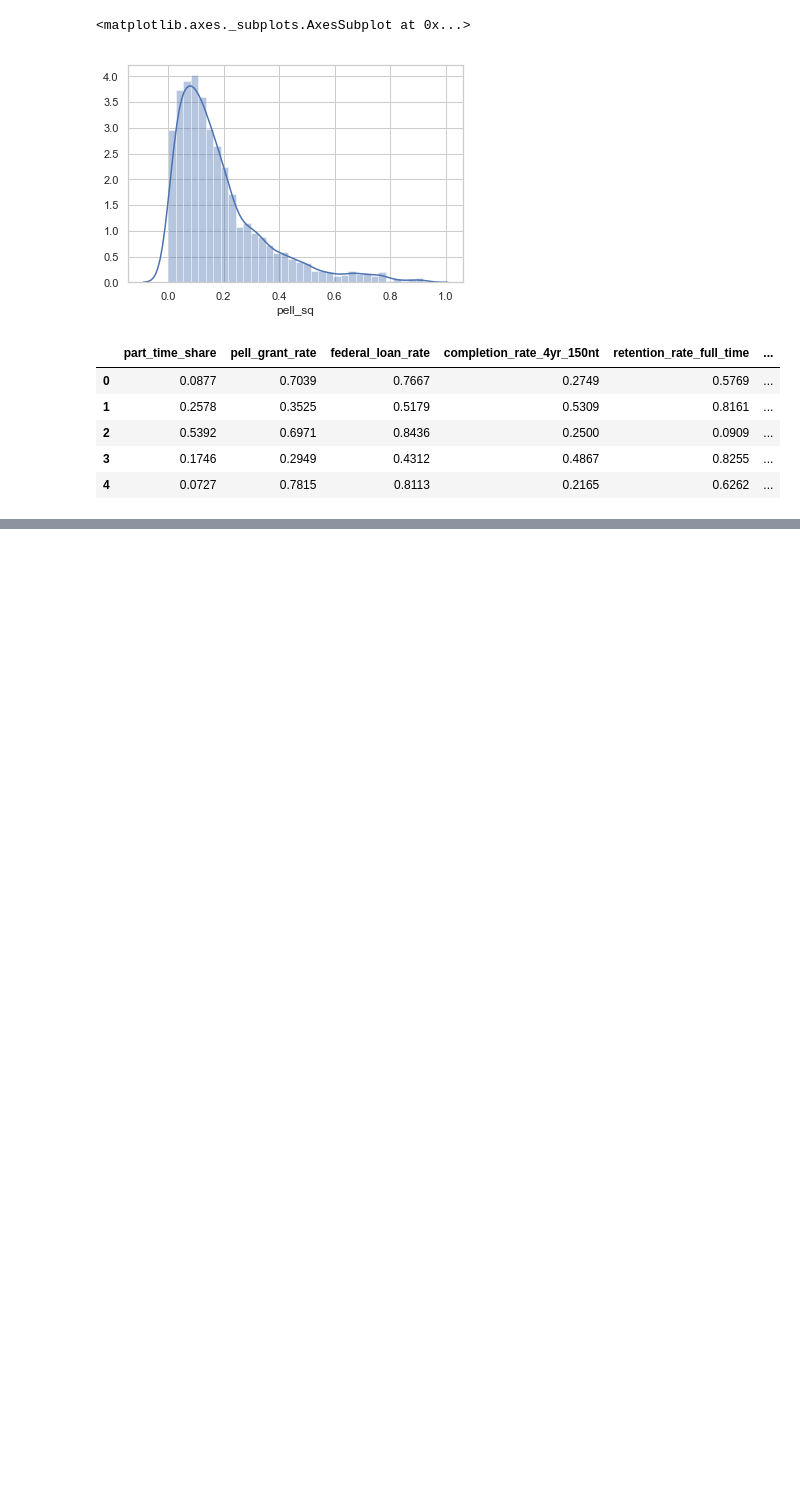
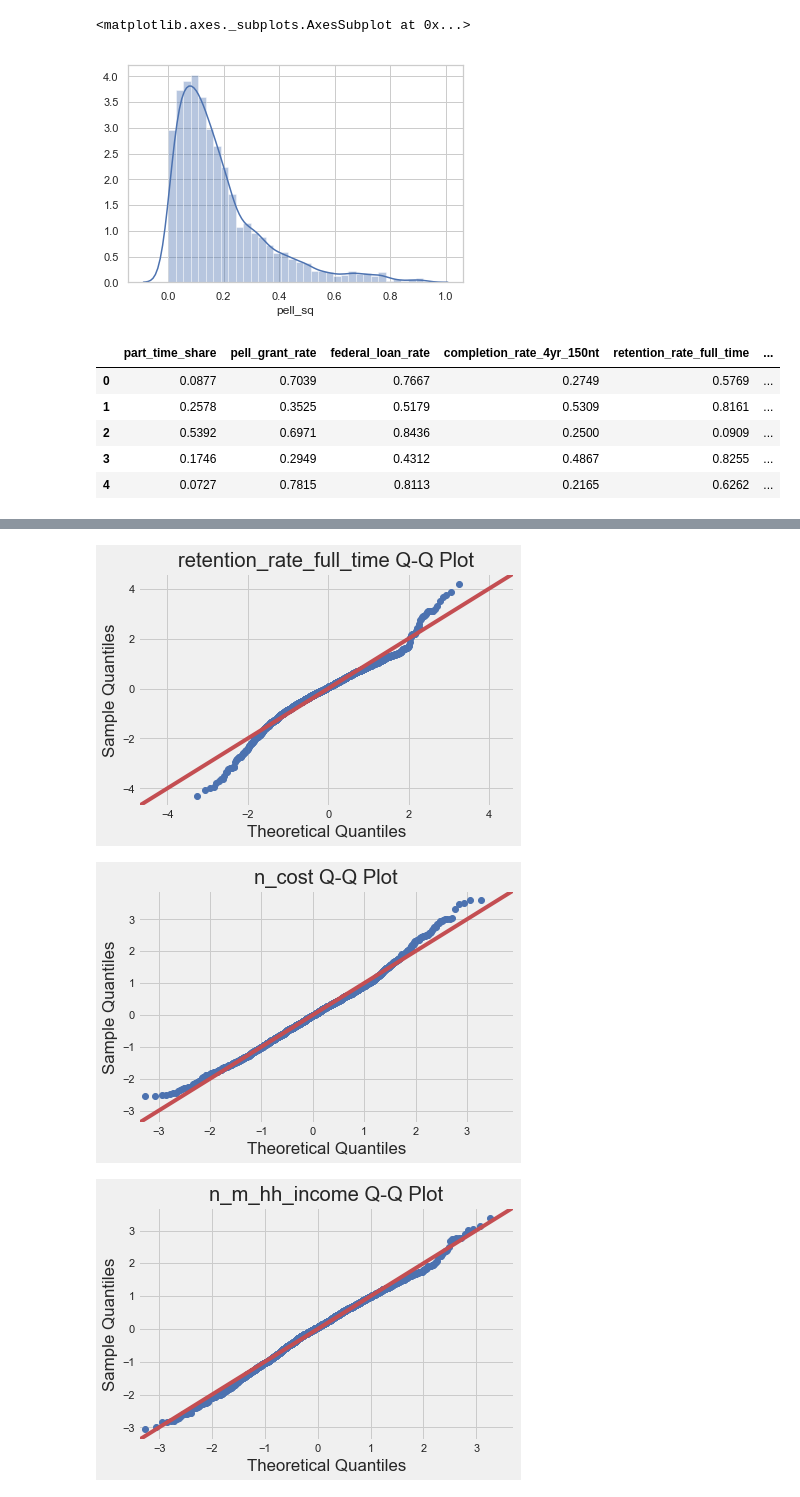
Before and after one commit to thomsu/College_Scorecard, a Jupyter notebook: Untitled.ipynb, the cells around one changed output, grey strips where cells are left out. Cells and saved outputs as stored; diff of their text form; code cells hidden in the pictures; blank space fills up the shorter version.

```diff
--- a/Untitled.ipynb
+++ b/Untitled.ipynb
@@ -723,0 +784,19 @@ df4pred.to_csv('df4pred', encoding='utf-8', index=False)
+# %%
+import statsmodels.api as sm
+import statsmodels.stats.api as sms
+import statsmodels.formula.api as smf
+import scipy.stats as stats
+plt.style.use('fivethirtyeight')
+# %%
+for label in golden_features_list.index:
+    f = f'completion_rate_4yr_150nt~{label}'
+    model = smf.ols(formula=f, data=df4pred).fit()
+
+    resid1 = model.resid
+    fig = sm.graphics.qqplot(resid1, dist=stats.norm, line='45', fit=True)
+    plt.title(f'{label} Q-Q Plot')
+    fig.show();
+# %% [output]
+[figure, added]
+[figure, added]
+[figure, added]
```
Also changed, not shown: parts of 8 cells of this notebook.
